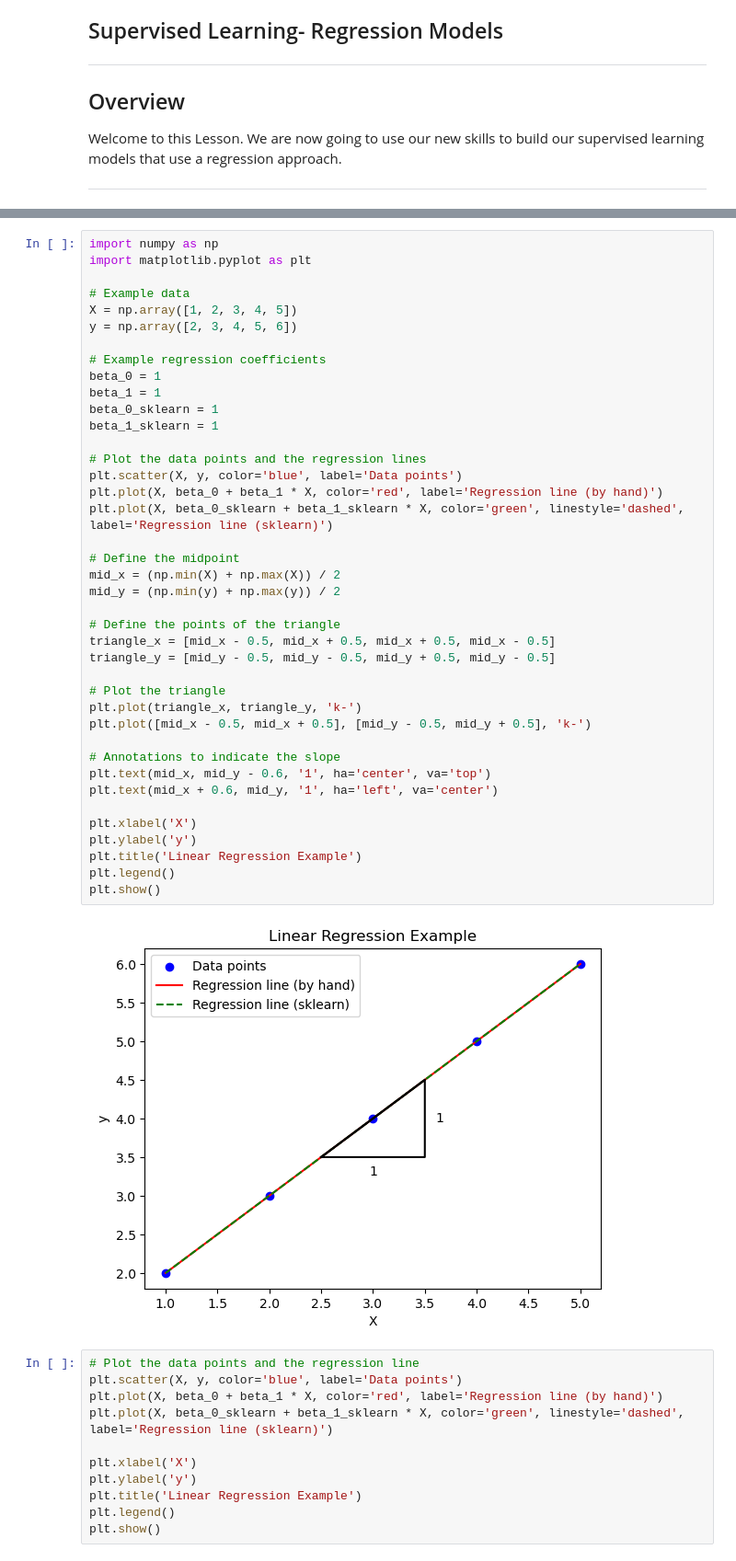
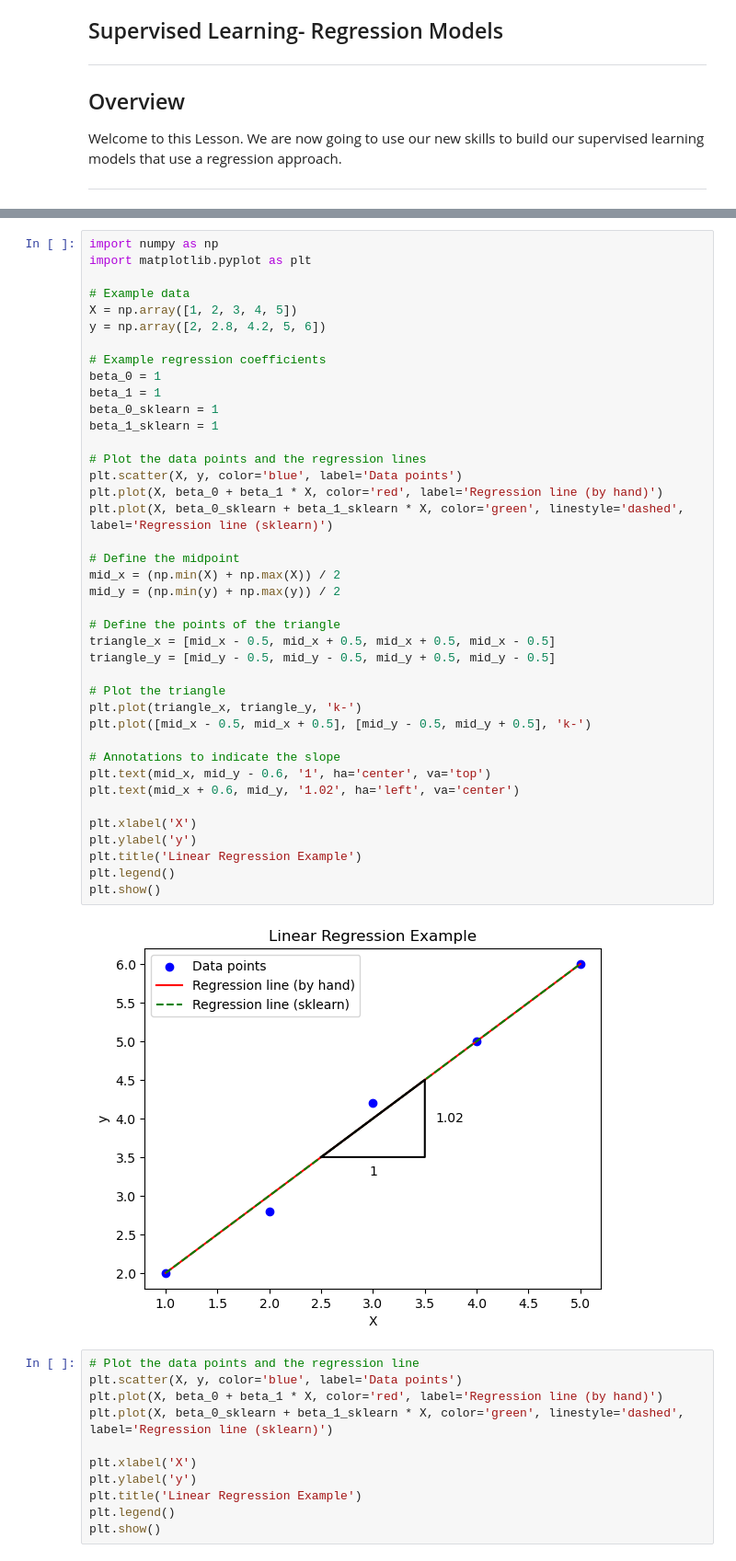
Before and after one commit to udacity/building-a-workflow-for-aI, a Jupyter notebook: l3-supervised-learning-regression/Lesson3.ipynb, the cells around one changed output, grey strips where cells are left out. Shown at 92% size. Saved outputs shown, nothing was run; the diff lists cells and outputs as text.

```diff
--- a/l3-supervised-learning-regression/Lesson3.ipynb
+++ b/l3-supervised-learning-regression/Lesson3.ipynb
@@ -69,42 +69,42 @@ import matplotlib.pyplot as plt
 
 # Example data
 X = np.array([1, 2, 3, 4, 5])
-y = np.array([2, 3, 4, 5, 6])
+y = np.array([2, 2.8, 4.2, 5, 6])
 
 # Example regression coefficients
 beta_0 = 1
 beta_1 = 1
 beta_0_sklearn = 1
 beta_1_sklearn = 1
 
 # Plot the data points and the regression lines
 plt.scatter(X, y, color='blue', label='Data points')
 plt.plot(X, beta_0 + beta_1 * X, color='red', label='Regression line (by hand)')
 plt.plot(X, beta_0_sklearn + beta_1_sklearn * X, color='green', linestyle='dashed', label='Regression line (sklearn)')
 
 # Define the midpoint
 mid_x = (np.min(X) + np.max(X)) / 2
 mid_y = (np.min(y) + np.max(y)) / 2
 
 # Define the points of the triangle
 triangle_x = [mid_x - 0.5, mid_x + 0.5, mid_x + 0.5, mid_x - 0.5]
 triangle_y = [mid_y - 0.5, mid_y - 0.5, mid_y + 0.5, mid_y - 0.5]
 
 # Plot the triangle
 plt.plot(triangle_x, triangle_y, 'k-')
 plt.plot([mid_x - 0.5, mid_x + 0.5], [mid_y - 0.5, mid_y + 0.5], 'k-')
 
 # Annotations to indicate the slope
 plt.text(mid_x, mid_y - 0.6, '1', ha='center', va='top')
-plt.text(mid_x + 0.6, mid_y, '1', ha='left', va='center')
+plt.text(mid_x + 0.6, mid_y, '1.02', ha='left', va='center')
 
 plt.xlabel('X')
 plt.ylabel('y')
 plt.title('Linear Regression Example')
 plt.legend()
 plt.show()
 # %% [output]
-[figure, old version]
+[figure, new version]
 # %%
 # Plot the data points and the regression line
 plt.scatter(X, y, color='blue', label='Data points')
```
Also changed, not shown: parts of 3 cells of this notebook, 6 other files.
